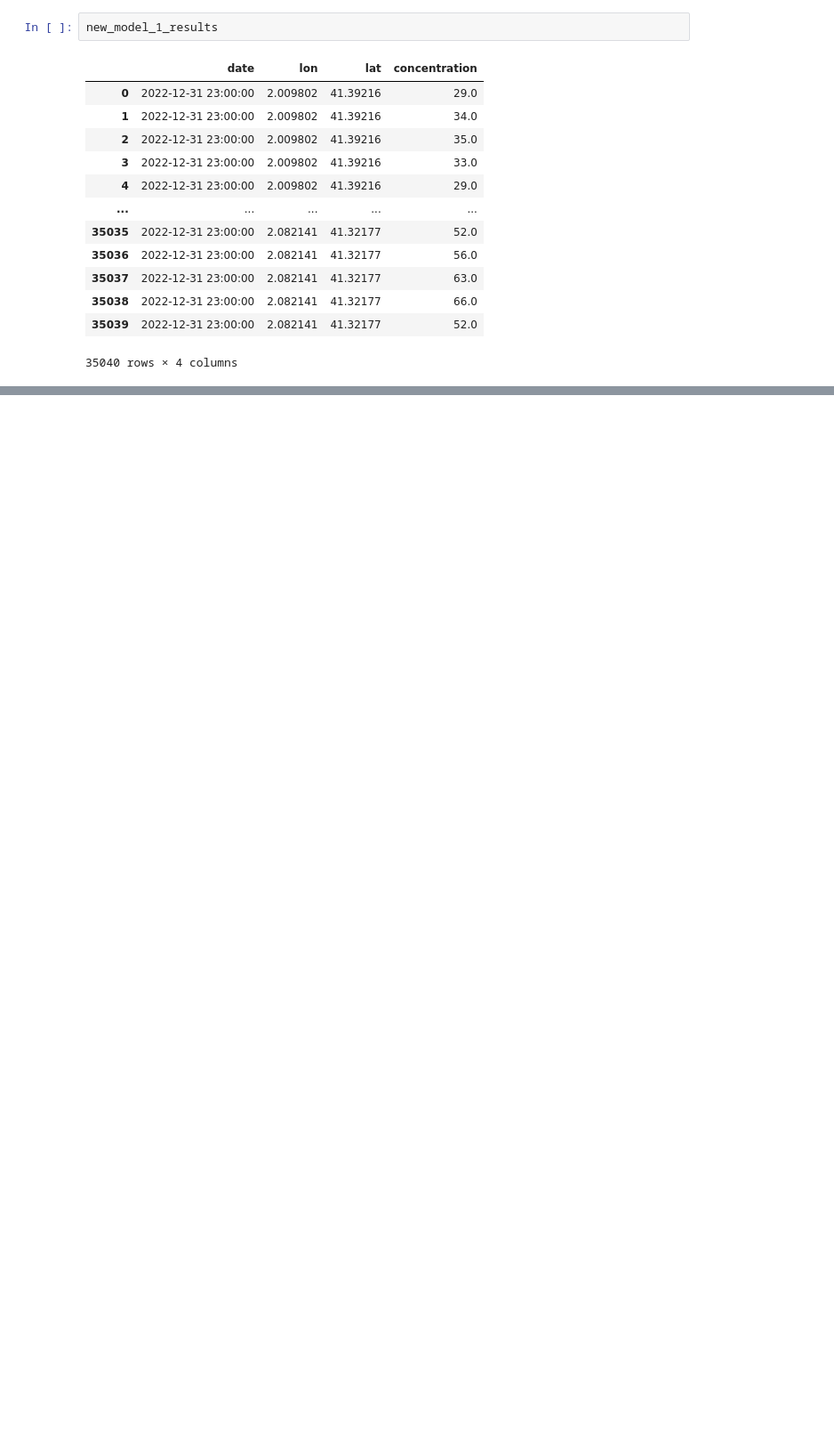
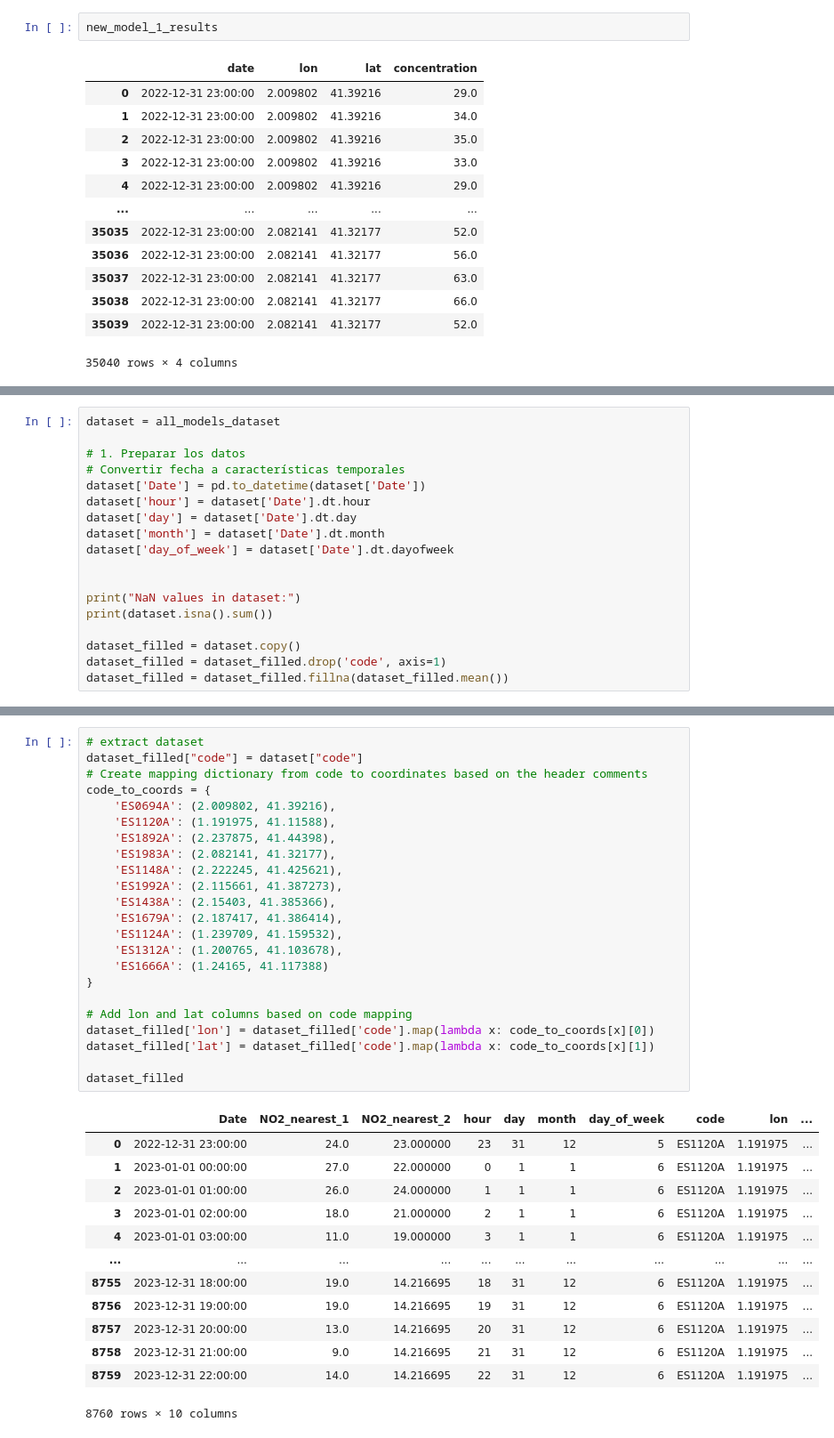
Before and after one commit to jordi-espasa/hackathon, a Jupyter notebook: test.ipynb, the cells around one changed output, grey strips where cells are left out. Shown at 89% size. Saved outputs shown, nothing was run; the diff lists cells and outputs as text; blank space fills up the shorter version.

```diff
--- a/test.ipynb
+++ b/test.ipynb
@@ -276,0 +969,18 @@ new_model_1_results
+# %%
+dataset = all_models_dataset
+
+# 1. Preparar los datos
+# Convertir fecha a características temporales
+dataset['Date'] = pd.to_datetime(dataset['Date'])
+dataset['hour'] = dataset['Date'].dt.hour
+dataset['day'] = dataset['Date'].dt.day
+dataset['month'] = dataset['Date'].dt.month
+dataset['day_of_week'] = dataset['Date'].dt.dayofweek
+
+
+print("NaN values in dataset:")
+print(dataset.isna().sum())
+
+dataset_filled = dataset.copy()
+dataset_filled = dataset_filled.drop('code', axis=1)
+dataset_filled = dataset_filled.fillna(dataset_filled.mean())
@@ -276,0 +998,37 @@ new_model_1_results
+# %%
+# extract dataset
+dataset_filled["code"] = dataset["code"]
+# Create mapping dictionary from code to coordinates based on the header comments
+code_to_coords = {
+    'ES0694A': (2.009802, 41.39216),
+    'ES1120A': (1.191975, 41.11588),
+    'ES1892A': (2.237875, 41.44398),
+    'ES1983A': (2.082141, 41.32177),
+    'ES1148A': (2.222245, 41.425621),
+    'ES1992A': (2.115661, 41.387273),
+    'ES1438A': (2.15403, 41.385366),
+    'ES1679A': (2.187417, 41.386414),
+    'ES1124A': (1.239709, 41.159532),
+    'ES1312A': (1.200765, 41.103678),
+    'ES1666A': (1.24165, 41.117388)
+}
+
+# Add lon and lat columns based on code mapping
+dataset_filled['lon'] = dataset_filled['code'].map(lambda x: code_to_coords[x][0])
+dataset_filled['lat'] = dataset_filled['code'].map(lambda x: code_to_coords[x][1])
+
+dataset_filled
+# %% [output]
+|  | Date | NO2_nearest_1 | NO2_nearest_2 | hour | day | month | day_of_week | code | lon | ... |
+| 0 | 2022-12-31 23:00:00 | 24.0 | 23.000000 | 23 | 31 | 12 | 5 | ES1120A | 1.191975 | ... |
+| 1 | 2023-01-01 00:00:00 | 27.0 | 22.000000 | 0 | 1 | 1 | 6 | ES1120A | 1.191975 | ... |
+| 2 | 2023-01-01 01:00:00 | 26.0 | 24.000000 | 1 | 1 | 1 | 6 | ES1120A | 1.191975 | ... |
+| 3 | 2023-01-01 02:00:00 | 18.0 | 21.000000 | 2 | 1 | 1 | 6 | ES1120A | 1.191975 | ... |
+| 4 | 2023-01-01 03:00:00 | 11.0 | 19.000000 | 3 | 1 | 1 | 6 | ES1120A | 1.191975 | ... |
+| ... | ... | ... | ... | ... | ... | ... | ... | ... | ... | ... |
+| 8755 | 2023-12-31 18:00:00 | 19.0 | 14.216695 | 18 | 31 | 12 | 6 | ES1120A | 1.191975 | ... |
+| 8756 | 2023-12-31 19:00:00 | 19.0 | 14.216695 | 19 | 31 | 12 | 6 | ES1120A | 1.191975 | ... |
+| 8757 | 2023-12-31 20:00:00 | 13.0 | 14.216695 | 20 | 31 | 12 | 6 | ES1120A | 1.191975 | ... |
+| 8758 | 2023-12-31 21:00:00 | 9.0 | 14.216695 | 21 | 31 | 12 | 6 | ES1120A | 1.191975 | ... |
+| 8759 | 2023-12-31 22:00:00 | 14.0 | 14.216695 | 22 | 31 | 12 | 6 | ES1120A | 1.191975 | ... |
+8760 rows × 10 columns
```
Also changed, not shown: parts of 50 cells of this notebook, 9 other files.
